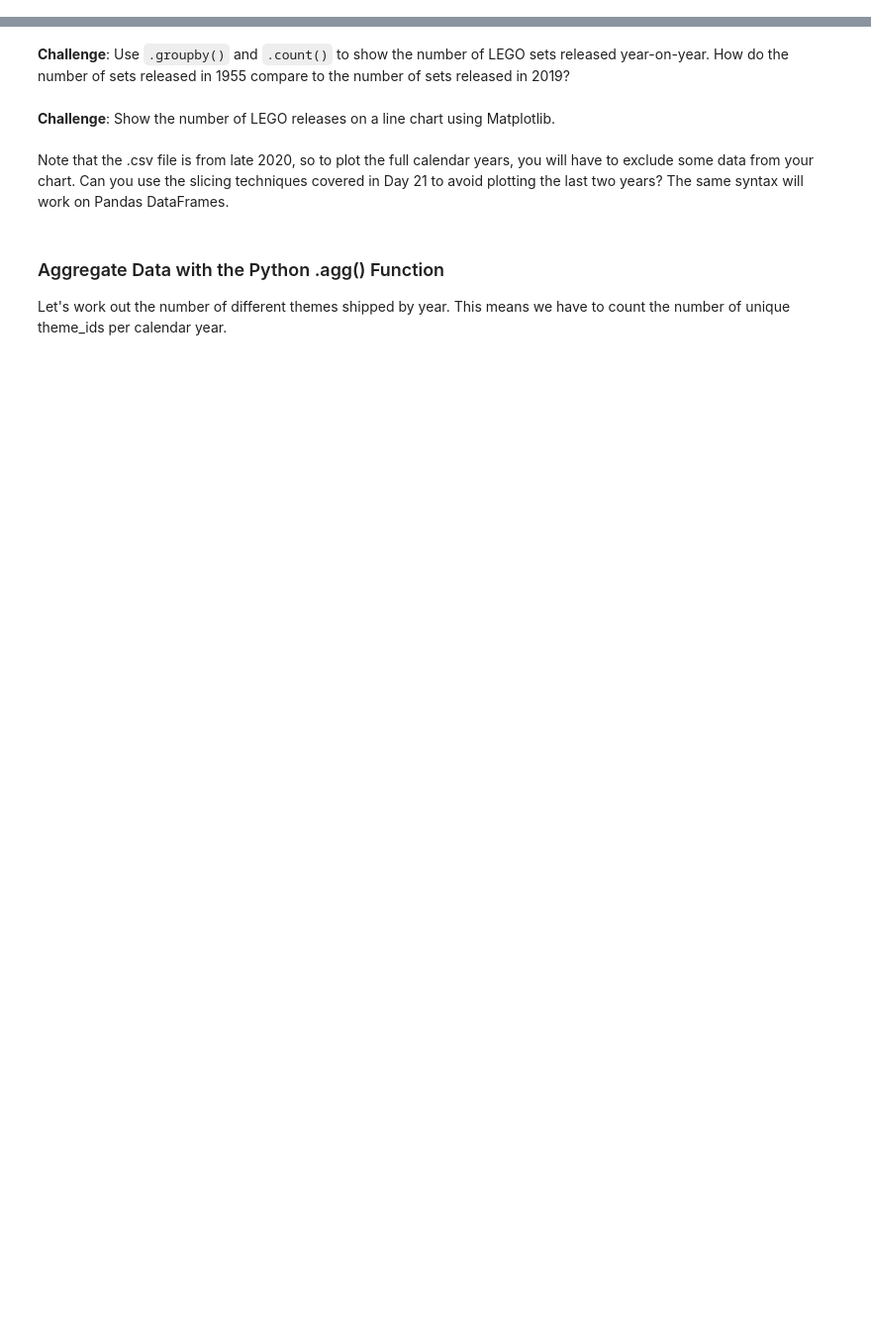
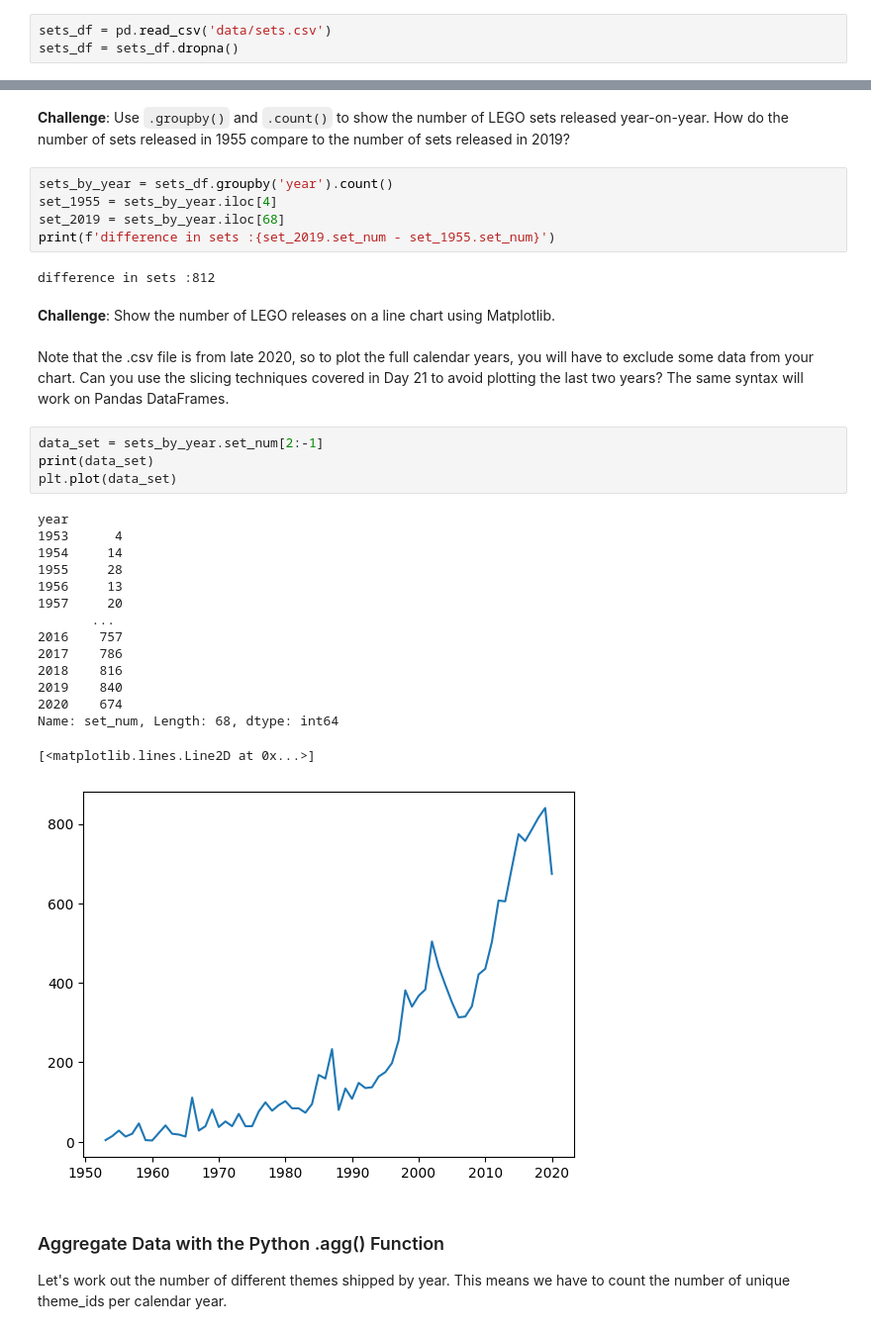
Before and after one commit to J-Bills/day_74, a Jupyter notebook: LEGO Notebook and Data (start)/Lego_Analysis_for_Course_(start).ipynb, the cells around one changed output, grey strips where cells are left out. Shown at 99% size. Saved outputs shown, nothing was run; the diff lists cells and outputs as text; blank space fills up the shorter version.

```diff
--- a/LEGO Notebook and Data (start)/Lego_Analysis_for_Course_(start).ipynb
+++ b/LEGO Notebook and Data (start)/Lego_Analysis_for_Course_(start).ipynb
@@ -53,3 +71,6 @@ A lego set is a particular box of LEGO or product. Therefore, a single theme typ
 The <code>sets.csv</code> data contains a list of sets over the years and the number of parts that each of these sets contained.
 
 **Challenge**: Read the sets.csv data and take a look at the first and last couple of rows.
+# %%
+sets_df = pd.read_csv('data/sets.csv')
+sets_df = sets_df.dropna()
@@ -62,9 +159,36 @@ The <code>sets.csv</code> data contains a list of sets over the years and the nu
 # %% [markdown]
 **Challenge**: Use <code>.groupby()</code> and <code>.count()</code> to show the number of LEGO sets released year-on-year. How do the number of sets released in 1955 compare to the number of sets released in 2019?
+# %%
+sets_by_year = sets_df.groupby('year').count()
+set_1955 = sets_by_year.iloc[4]
+set_2019 = sets_by_year.iloc[68]
+print(f'difference in sets :{set_2019.set_num - set_1955.set_num}')
+# %% [output]
+difference in sets :812
 # %% [markdown]
 **Challenge**: Show the number of LEGO releases on a line chart using Matplotlib. <br>
 <br>
 Note that the .csv file is from late 2020, so to plot the full calendar years, you will have to exclude some data from your chart. Can you use the slicing techniques covered in Day 21 to avoid plotting the last two years? The same syntax will work on Pandas DataFrames.
+# %%
+data_set = sets_by_year.set_num[2:-1]
+print(data_set)
+plt.plot(data_set)
+# %% [output]
+year
+1953      4
+1954     14
+1955     28
+1956     13
+1957     20
+       ...
+2016    757
+2017    786
+2018    816
+2019    840
+2020    674
+Name: set_num, Length: 68, dtype: int64
+[<matplotlib.lines.Line2D at 0x...>]
+[figure, added]
 # %% [markdown]
 ### Aggregate Data with the Python .agg() Function
 
```
Also changed, not shown: parts of 22 cells of this notebook.
